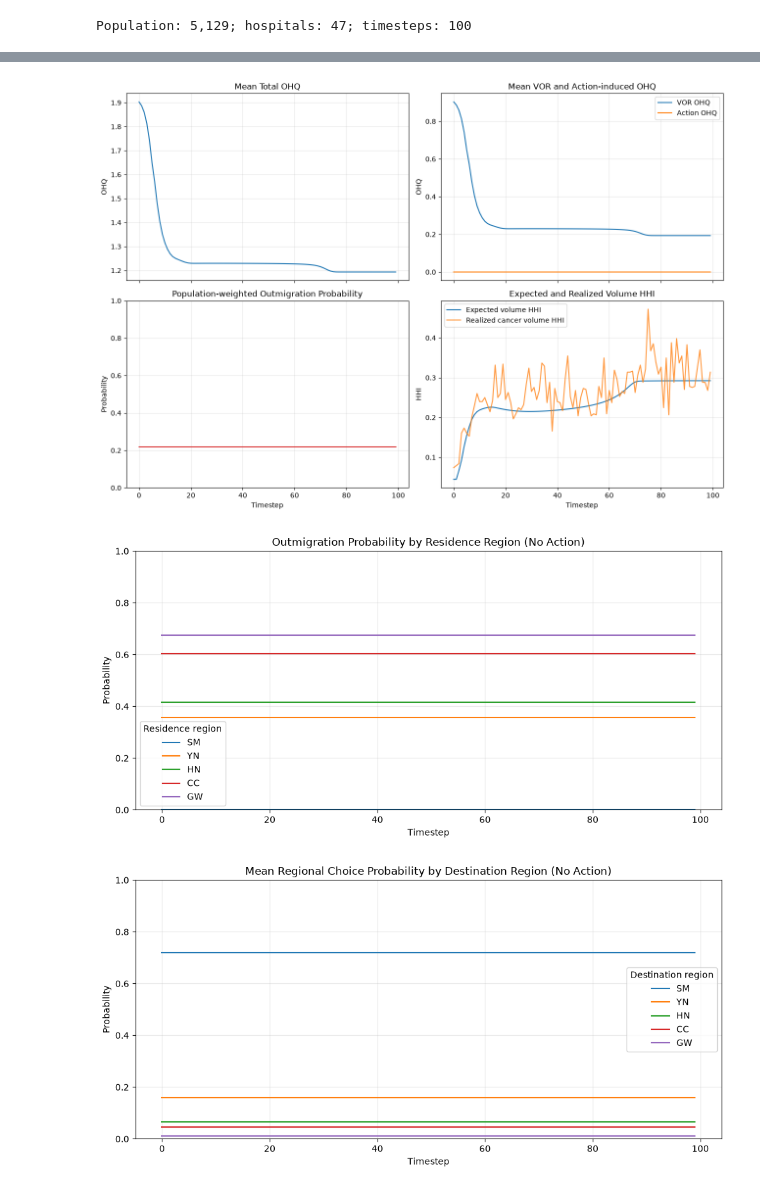
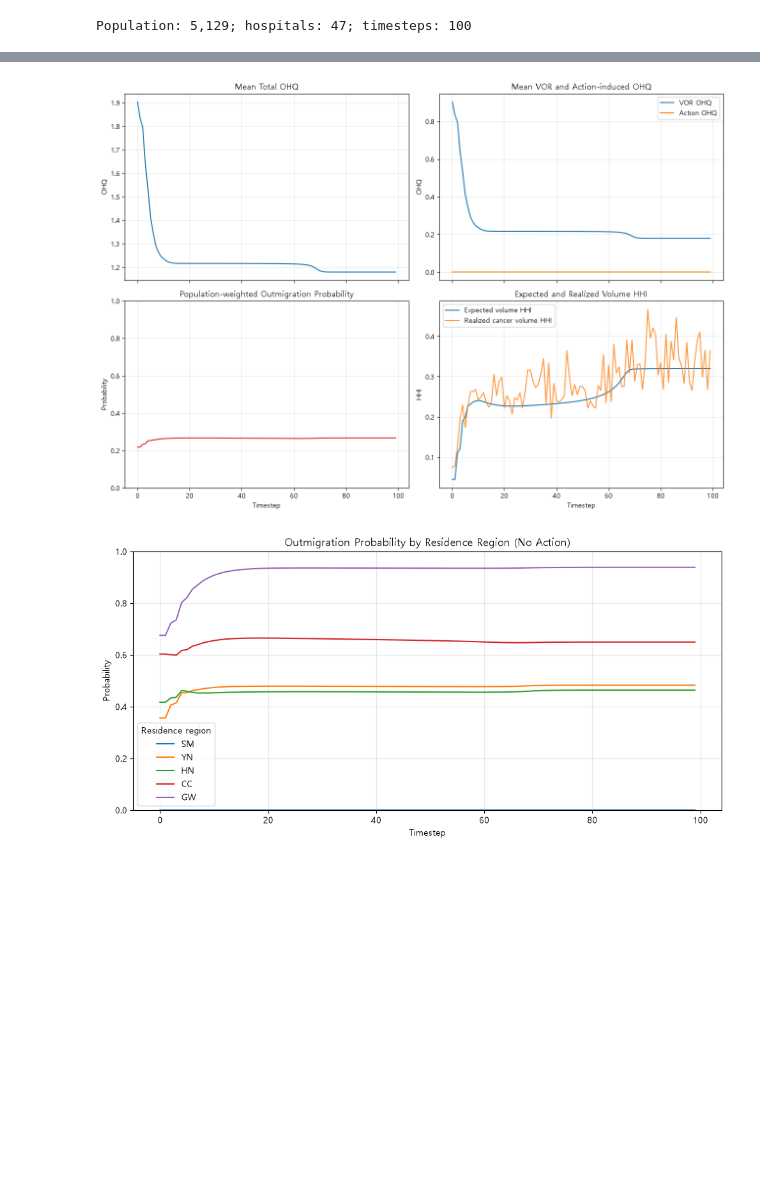
Before and after one commit to hshoon16/outmigration_gym, a Jupyter notebook: outmigration_runner.ipynb, the cells around one changed output, grey strips where cells are left out. Cells and saved outputs as stored; diff of their text form; code cells hidden in the pictures; blank space fills up the shorter version.

```diff
--- a/outmigration_runner.ipynb
+++ b/outmigration_runner.ipynb
@@ -7,6 +7,9 @@ import importlib.util
 import random
 import sys
 import matplotlib.pyplot as plt
+# 2026-11-16: use a Windows Korean font so hospital names render correctly in legends and titles.
+plt.rcParams['font.family'] = 'Malgun Gothic'
+plt.rcParams['axes.unicode_minus'] = False
 import numpy as np
 import pandas as pd
 from tqdm.auto import tqdm
@@ -41,6 +44,8 @@ parameter_set = core.make_default_parameter_set(df_city_info, df_hospital_crd)
 parameter_set.max_dt = 100
 parameter_set.n_p = 28
 parameter_set.cancer_duration = 10
+# 2026-11-16: this branch uses no PRQ in actual patient choice; PRQ remains virtual-history input only.
+parameter_set.patient_choice_model = 'with_prq'
 parameter_set.dict_parameter_initial_PRQ = {'SM': 2.90, 'YN': 2.56, 'HN': 2.31, 'CC': 2.07, 'GW': 2.31}
 parameter_set.beta_PRQ = 10.62
 parameter_set.beta_OHQ = 10.62
@@ -69,8 +74,7 @@ print(f'Population: {baseline_sim.num_population:,}; hospitals: {baseline_sim.nu
 # %% [output]
 Population: 5,129; hospitals: 47; timesteps: 100
 # %%
-# 2026-11-12: outmigration uses final two-stage hospital probabilities and residence/hospital regions only.
-# In the fixed-PRQ model, action changes within-region hospital allocation but not population-probability-based regional choice or expected outmigration.
+# 2026-11-16: outmigration uses actual direct all-hospital probabilities and residence/hospital regions only.
 def calculate_outmigration_probability(sim):
     t = sim.parameter_set.max_dt
     regions = sim.region_labels
@@ -91,23 +95,16 @@ def summarize_simulation(sim):
     t = sim.parameter_set.max_dt
     total_outmigration, regional_outmigration, regions = calculate_outmigration_probability(sim)
     expected_volume = sim.parameter_set.n_p * sim.achv_mean_hospital_choice_prob[:t]
-    within_region_choice = np.zeros((t, sim.num_hospital))
-    for r, hospital_indices in enumerate(sim.idx_hospital_in_region):
-        within_region_choice[:, hospital_indices] = (
-            sim.achv_population_choice_prob[:t, :, hospital_indices]
-            / sim.achv_population_choice_prob_region[:t, :, r, None]
-        ).mean(axis=1)
     expected_hhi = np.square(sim.achv_mean_hospital_choice_prob[:t]).sum(axis=1)
     realized = sim.arr_hospital_volume[:t].astype(float)
     realized_total = realized.sum(axis=1, keepdims=True)
     realized_share = np.divide(realized, realized_total, out=np.zeros_like(realized), where=realized_total > 0)
     return {
+        'patient_choice_model': sim.run_metadata['patient_choice_model'],
         'timestep': np.arange(t), 'regions': regions,
         'hospital_ohq': sim.achv_OHQ[:t], 'hospital_vor_ohq': sim.achv_vor_OHQ[:t],
         'hospital_action_ohq': sim.achv_action_OHQ[:t],
         'hospital_choice_probability': sim.achv_mean_hospital_choice_prob[:t],
-        'mean_regional_choice_probability': sim.achv_population_choice_prob_region[:t].mean(axis=1),
-        'mean_within_region_hospital_choice_probability': within_region_choice,
         'expected_hospital_volume': expected_volume, 'realized_hospital_volume': realized,
         'mean_ohq': sim.achv_OHQ[:t].mean(axis=1),
         'mean_vor_ohq': sim.achv_vor_OHQ[:t].mean(axis=1),
@@ -149,19 +146,6 @@ def plot_simulation_results(sim, results, title_suffix=''):
         ax.plot(ts, results['regional_outmigration_probability'][:, r], label=region, color=color)
     ax.set(title=f'Outmigration Probability by Residence Region {title_suffix}', xlabel='Timestep', ylabel='Probability', ylim=(0,1))
     ax.grid(alpha=.3); ax.legend(title='Residence region'); fig.tight_layout(); plt.show()
-    # 2026-11-12: fixed PRQ and fixed regional distance make this destination-region trajectory invariant to action.
-    fig, ax = plt.subplots(figsize=(10, 5))
-    for r, (region, color) in enumerate(zip(regions, colors)):
-        ax.plot(ts, results['mean_regional_choice_probability'][:, r], label=region, color=color)
-    ax.set(title=f'Mean Regional Choice Probability by Destination Region {title_suffix}', xlabel='Timestep', ylabel='Probability', ylim=(0,1))
-    ax.grid(alpha=.3); ax.legend(title='Destination region'); fig.tight_layout(); plt.show()
-    # 2026-11-12: action changes hospital allocation within a region, not fixed regional demand.
-    for region in regions:
-        fig, ax = plt.subplots(figsize=(10, 5))
-        for h in np.flatnonzero(hospital_regions == region):
-            ax.plot(ts, results['mean_within_region_hospital_choice_probability'][:, h], label=hospital_names[h])
-        ax.set(title=f'{region}: Mean Within-system Hospital Choice Probability {title_suffix}', xlabel='Timestep', ylabel='Probability')
-        ax.grid(alpha=.3); ax.legend(fontsize=8); fig.tight_layout(); plt.show()
     if np.any(sim.arr_hospital_action):
         fig, axes = plt.subplots(1, 2, figsize=(13, 4.5), sharex=True)
         axes[0].plot(ts, sim.arr_hospital_action.sum(axis=1), color='tab:gray')
@@ -185,3 +169,2 @@ plot_simulation_results(baseline_sim, baseline_results, '(No Action)')
-[figure, old version]
+[figure, new version]
-[figure, old version]
+[figure, new version]
-[figure, removed]
```
Also changed, not shown: parts of 5 cells of this notebook, 1 other file.
